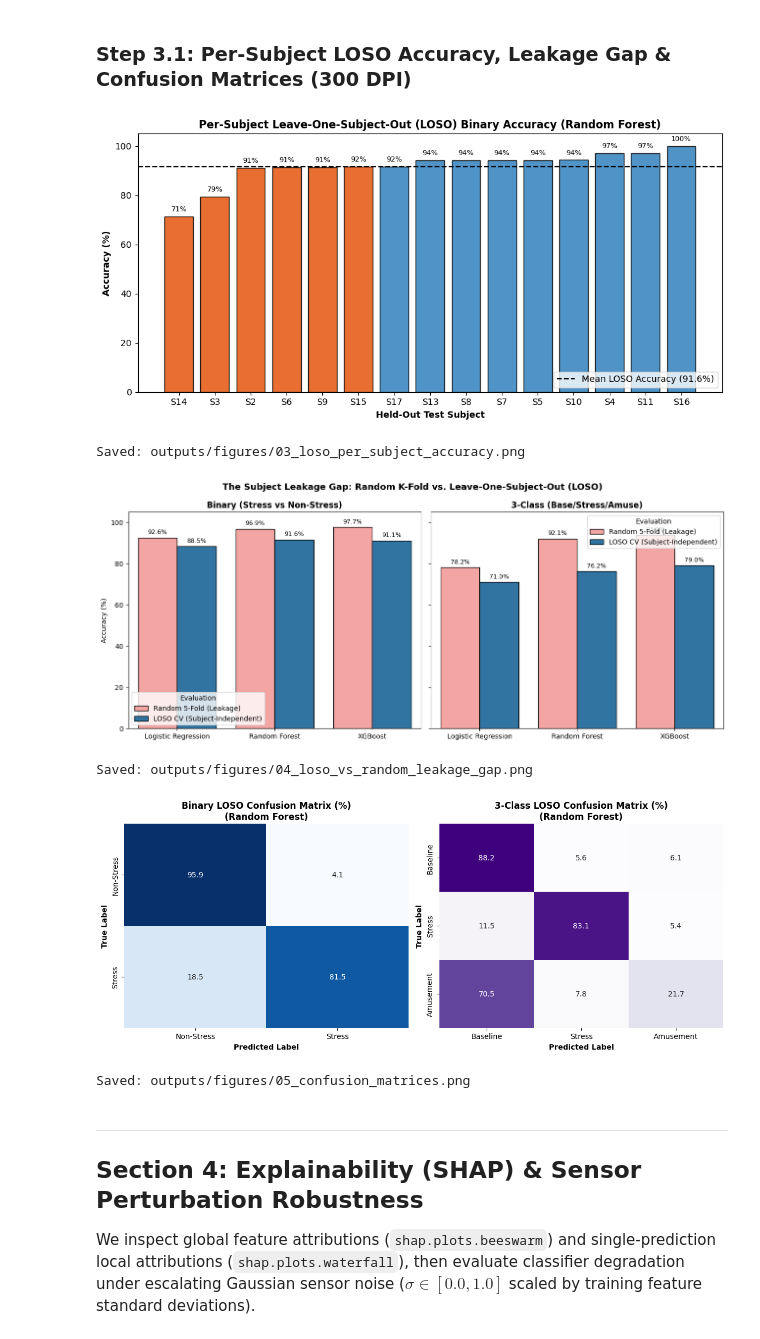
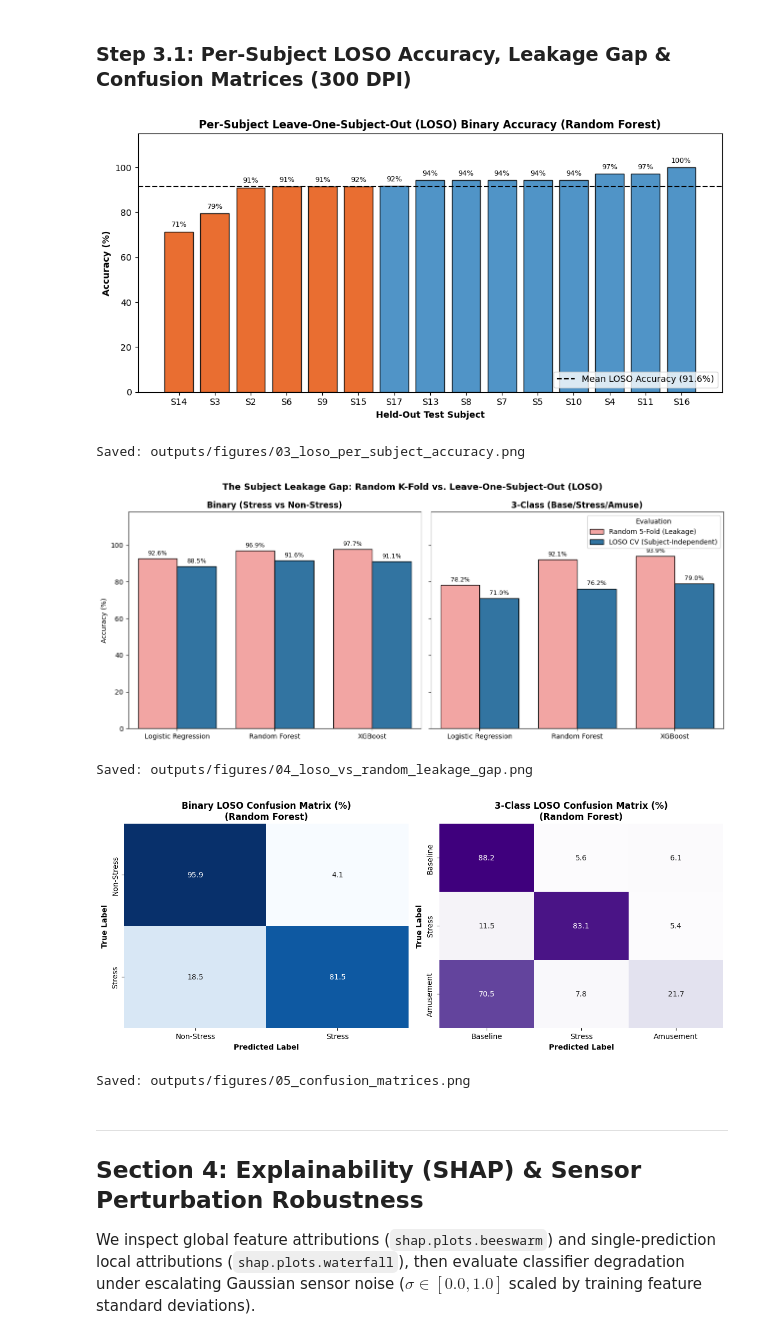
Before and after one commit to farianishat/explainable-physiological-stress-ai, a Jupyter notebook: explainable_stress_detection_wesad.ipynb, the cells around one changed output. Drawn from its saved outputs; the diff is of its cells as text; code cells hidden in the pictures.

```diff
--- a/explainable_stress_detection_wesad.ipynb
+++ b/explainable_stress_detection_wesad.ipynb
@@ -805,7 +792,7 @@ def plot_per_subject_loso(per_subj_df: pd.DataFrame, model_name: str, out_path:
         edgecolor="black", alpha=0.85
     )
     ax.axhline(mean_acc * 100, color="black", linestyle="--", lw=1.5, label=f"Mean LOSO Accuracy ({mean_acc*100:.1f}%)")
-    ax.set_ylim(0, 105)
+    ax.set_ylim(0, 115)
     ax.set_ylabel("Accuracy (%)", fontweight="bold")
     ax.set_xlabel("Held-Out Test Subject", fontweight="bold")
     ax.set_title(f"Per-Subject Leave-One-Subject-Out (LOSO) Binary Accuracy ({model_name})", fontweight="bold")
@@ -839,11 +826,15 @@ def plot_loso_vs_random(res_bin: dict, res_3c: dict, out_path: Path):
             palette=["#ff9896", "#1f77b4"], edgecolor="black", ax=ax
         )
         ax.set_title(task_label, fontweight="bold")
-        ax.set_ylim(0, 105)
+        ax.set_ylim(0, 118)  # <-- Increased from 105 to 118 so the legend never touches the bar labels
         ax.set_xlabel("")
         ax.set_ylabel("Accuracy (%)" if ax == axes[0] else "")
         for container in ax.containers:
             ax.bar_label(container, fmt="%.1f%%", padding=3, fontsize=9)
+
+    # <-- Remove the duplicate legend on the left subplot and keep a clean legend on the right subplot
+    axes[0].get_legend().remove()
+    axes[1].legend(title="Evaluation", loc="upper right", frameon=True)
 
     plt.suptitle("The Subject Leakage Gap: Random K-Fold vs. Leave-One-Subject-Out (LOSO)", fontweight="bold", fontsize=13)
     plt.tight_layout()
@@ -858,35 +849,35 @@ def plot_confusion_matrices(res_bin: dict, res_3c: dict, best_model: str, out_pa
 
     cm_bin = confusion_matrix(res_bin[best_model]["y_true"], res_bin[best_model]["loso_preds"], normalize="true")
     sns.heatmap(
         cm_bin * 100, annot=True, fmt=".1f", cmap="Blues", cbar=False,
         xticklabels=["Non-Stress", "Stress"], yticklabels=["Non-Stress", "Stress"], ax=axes[0]
     )
     axes[0].set_title(f"Binary LOSO Confusion Matrix (%)\n({best_model})", fontweight="bold")
     axes[0].set_xlabel("Predicted Label", fontweight="bold")
     axes[0].set_ylabel("True Label", fontweight="bold")
 
     cm_3c = confusion_matrix(res_3c[best_model]["y_true"], res_3c[best_model]["loso_preds"], normalize="true")
     sns.heatmap(
         cm_3c * 100, annot=True, fmt=".1f", cmap="Purples", cbar=False,
         xticklabels=["Baseline", "Stress", "Amusement"], yticklabels=["Baseline", "Stress", "Amusement"], ax=axes[1]
     )
     axes[1].set_title(f"3-Class LOSO Confusion Matrix (%)\n({best_model})", fontweight="bold")
     axes[1].set_xlabel("Predicted Label", fontweight="bold")
     axes[1].set_ylabel("True Label", fontweight="bold")
 
     plt.tight_layout()
     plt.savefig(out_path, dpi=300)
     plt.show()
     print(f"Saved: {out_path}")
 
 
 plot_per_subject_loso(res_bin[best_model]["per_subject"], best_model, FIG_DIR / "03_loso_per_subject_accuracy.png")
 plot_loso_vs_random(res_bin, res_3c, FIG_DIR / "04_loso_vs_random_leakage_gap.png")
 plot_confusion_matrices(res_bin, res_3c, best_model, FIG_DIR / "05_confusion_matrices.png")
 # %% [output]
-[figure, old version]
+[figure, new version]
 Saved: outputs/figures/03_loso_per_subject_accuracy.png
-[figure, old version]
+[figure, new version]
 Saved: outputs/figures/04_loso_vs_random_leakage_gap.png
 [figure]
 Saved: outputs/figures/05_confusion_matrices.png
```
Also changed, not shown: parts of 5 cells of this notebook, 10 other files.
